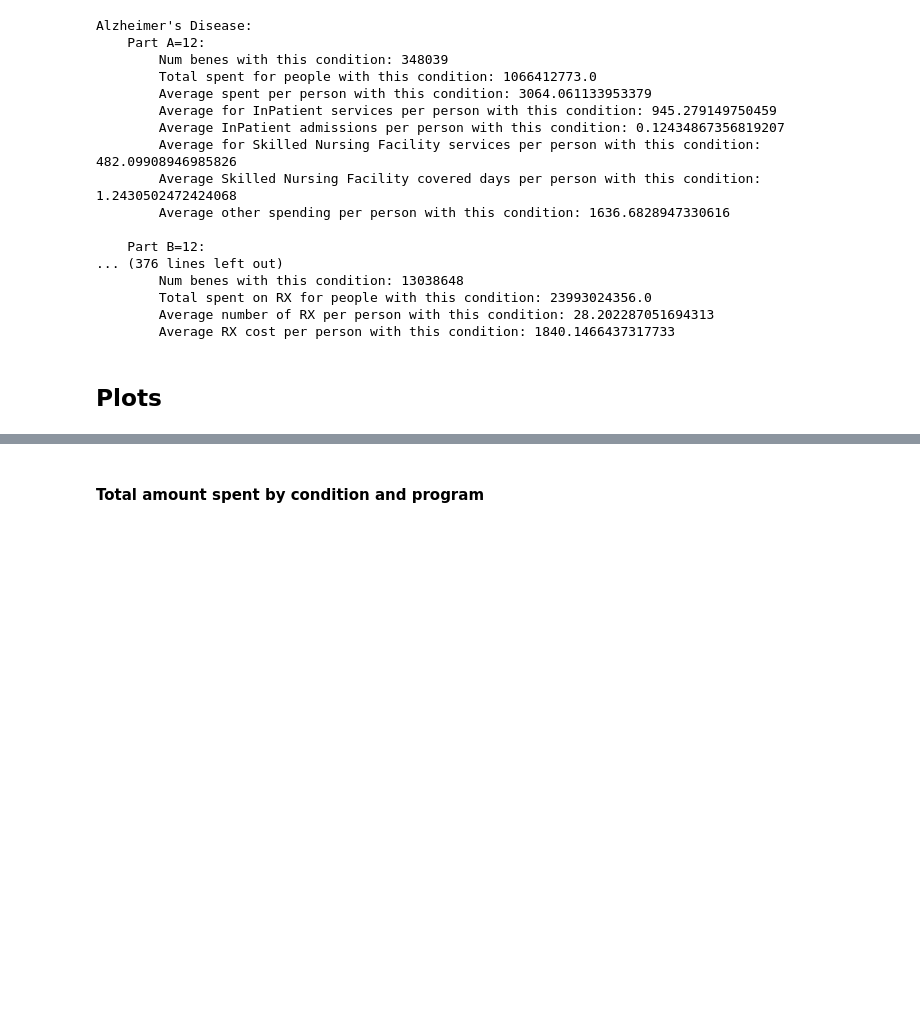
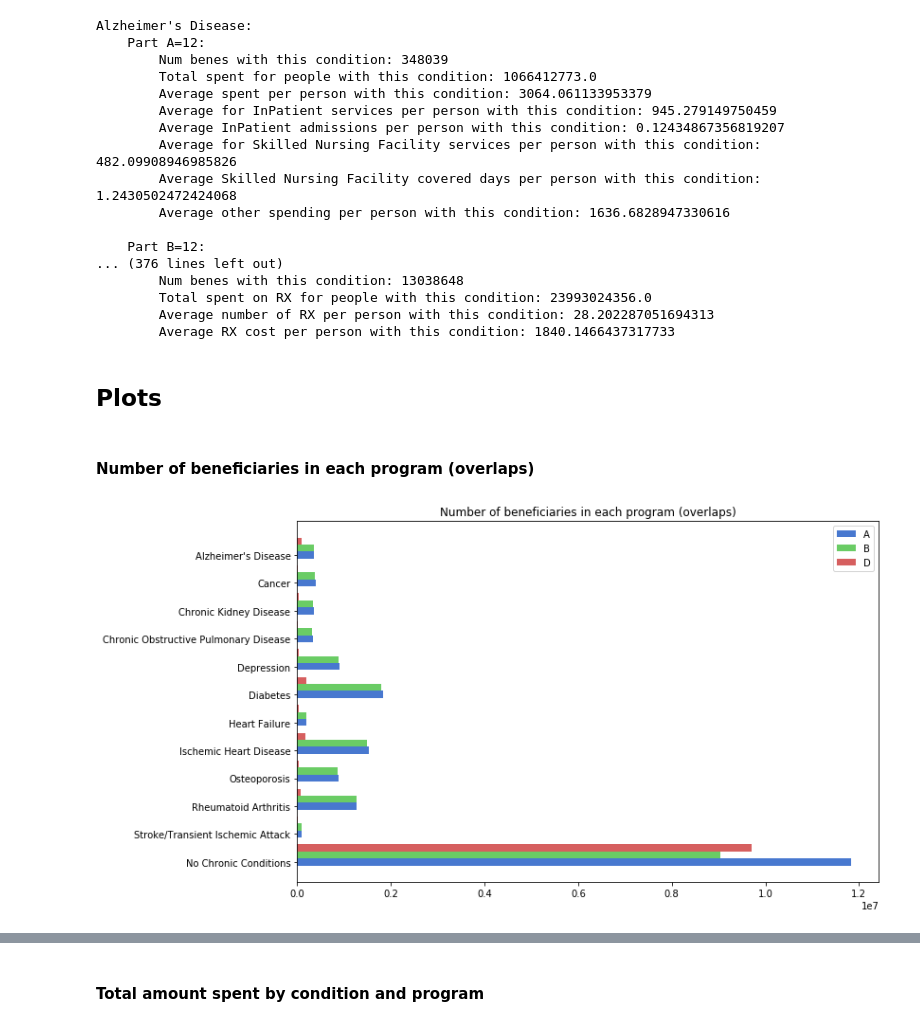
Before and after one commit to ektylr/Nov17Examples, a Jupyter notebook: hca204/Assignment_4_group.ipynb, the cells around one changed output, grey strips where cells are left out. Cells and saved outputs as stored; diff of their text form; code cells hidden in the pictures; blank space fills up the shorter version.

Commit message:
total num by part

```diff
--- a/hca204/Assignment_4_group.ipynb
+++ b/hca204/Assignment_4_group.ipynb
@@ -351,3 +351,18 @@ plt.rc('axes', axisbelow=True)
 
 con_labels = [ var_map[c] for c in chron_conditions ]
 idx = np.arange(len(con_labels))
+# %% [markdown]
+#### Number of beneficiaries in each program (overlaps)
+# %%
+_ = plt.figure(figsize=(11,7))
+
+p1 = plt.barh(idx + 0.00, num_benes_part_A, height = 0.25)
+p2 = plt.barh(idx + 0.25, num_benes_part_B, height = 0.25)
+p4 = plt.barh(idx + 0.50, num_benes_part_C, height = 0.25)
+
+plt.title('Number of beneficiaries in each program (overlaps)')
+plt.yticks(idx, con_labels)
+plt.legend((p1[0], p2[0], p4[0]), ('A', 'B', 'D'))
+plt.show();
+# %% [output]
+[figure, added]
```
Also changed, not shown: parts of 2 cells of this notebook.
